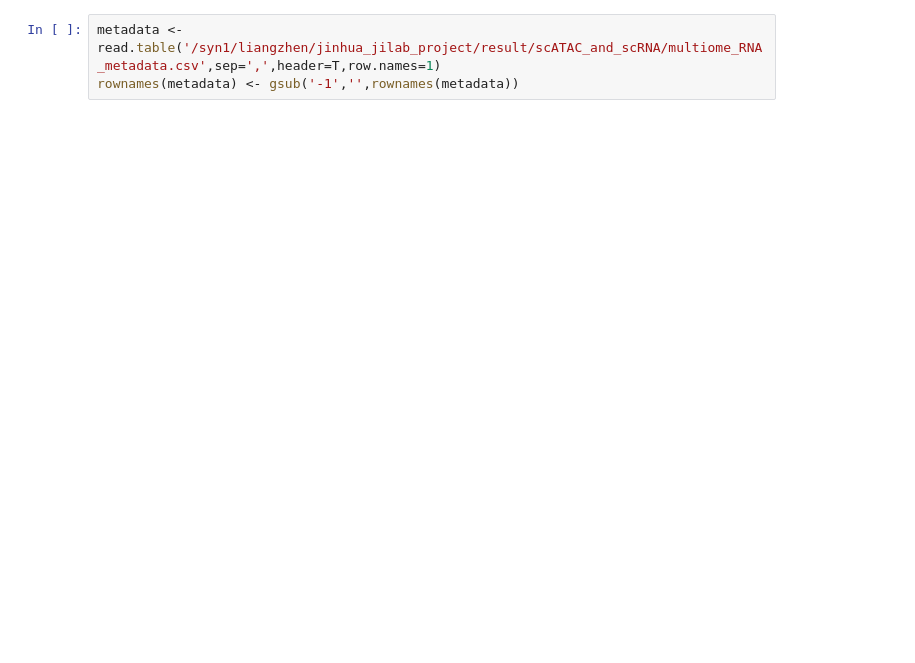
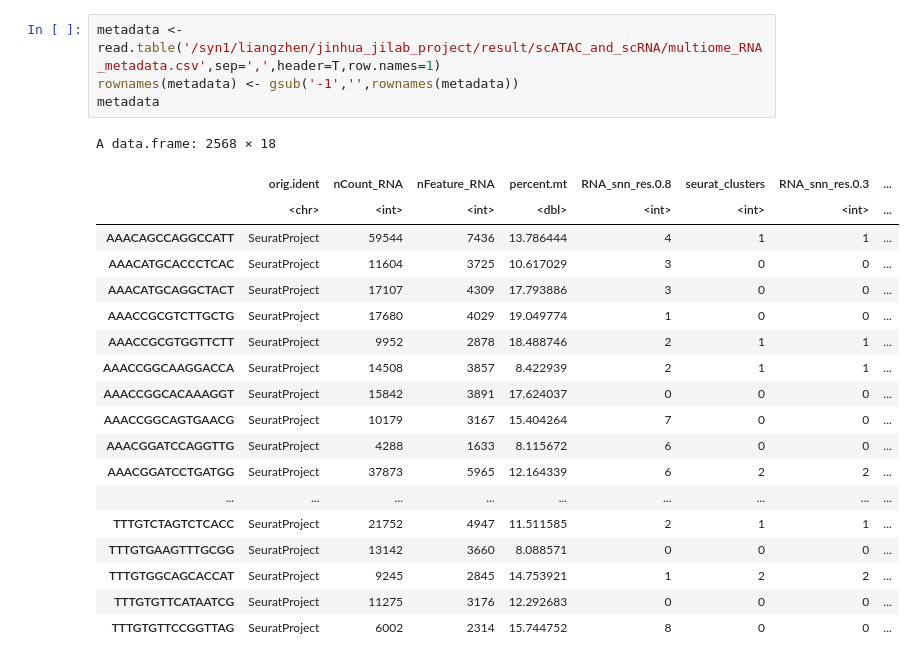
Before and after one commit to liangzhenhou/eTRACER, a Jupyter notebook: LineageTracing/scMultiome/ggtree.ipynb, the cells around one changed output. Drawn from its saved outputs; the diff is of its cells as text; blank space fills up the shorter version.

```diff
--- a/LineageTracing/scMultiome/ggtree.ipynb
+++ b/LineageTracing/scMultiome/ggtree.ipynb
@@ -11,3 +29,24 @@ library(ggnewscale)
 # %%
 metadata <- read.table('/syn1/liangzhen/jinhua_jilab_project/result/scATAC_and_scRNA/multiome_RNA_metadata.csv',sep=',',header=T,row.names=1)
 rownames(metadata) <- gsub('-1','',rownames(metadata))
+metadata
+# %% [output]
+A data.frame: 2568 × 18
+|  | orig.ident | nCount_RNA | nFeature_RNA | percent.mt | RNA_snn_res.0.8 | seurat_clusters | RNA_snn_res.0.3 | ... |
+|  | <chr> | <int> | <int> | <dbl> | <int> | <int> | <int> | ... |
+| AAACAGCCAGGCCATT | SeuratProject | 59544 | 7436 | 13.786444 | 4 | 1 | 1 | ... |
+| AAACATGCACCCTCAC | SeuratProject | 11604 | 3725 | 10.617029 | 3 | 0 | 0 | ... |
+| AAACATGCAGGCTACT | SeuratProject | 17107 | 4309 | 17.793886 | 3 | 0 | 0 | ... |
+| AAACCGCGTCTTGCTG | SeuratProject | 17680 | 4029 | 19.049774 | 1 | 0 | 0 | ... |
+| AAACCGCGTGGTTCTT | SeuratProject | 9952 | 2878 | 18.488746 | 2 | 1 | 1 | ... |
+| AAACCGGCAAGGACCA | SeuratProject | 14508 | 3857 | 8.422939 | 2 | 1 | 1 | ... |
+| AAACCGGCACAAAGGT | SeuratProject | 15842 | 3891 | 17.624037 | 0 | 0 | 0 | ... |
+| AAACCGGCAGTGAACG | SeuratProject | 10179 | 3167 | 15.404264 | 7 | 0 | 0 | ... |
+| AAACGGATCCAGGTTG | SeuratProject | 4288 | 1633 | 8.115672 | 6 | 0 | 0 | ... |
+| AAACGGATCCTGATGG | SeuratProject | 37873 | 5965 | 12.164339 | 6 | 2 | 2 | ... |
+| ... | ... | ... | ... | ... | ... | ... | ... | ... |
+| TTTGTCTAGTCTCACC | SeuratProject | 21752 | 4947 | 11.511585 | 2 | 1 | 1 | ... |
+| TTTGTGAAGTTTGCGG | SeuratProject | 13142 | 3660 | 8.088571 | 0 | 0 | 0 | ... |
+| TTTGTGGCAGCACCAT | SeuratProject | 9245 | 2845 | 14.753921 | 1 | 2 | 2 | ... |
+| TTTGTGTTCATAATCG | SeuratProject | 11275 | 3176 | 12.292683 | 0 | 0 | 0 | ... |
+| TTTGTGTTCCGGTTAG | SeuratProject | 6002 | 2314 | 15.744752 | 8 | 0 | 0 | ... |
```
Also changed, not shown: parts of 6 cells of this notebook.
